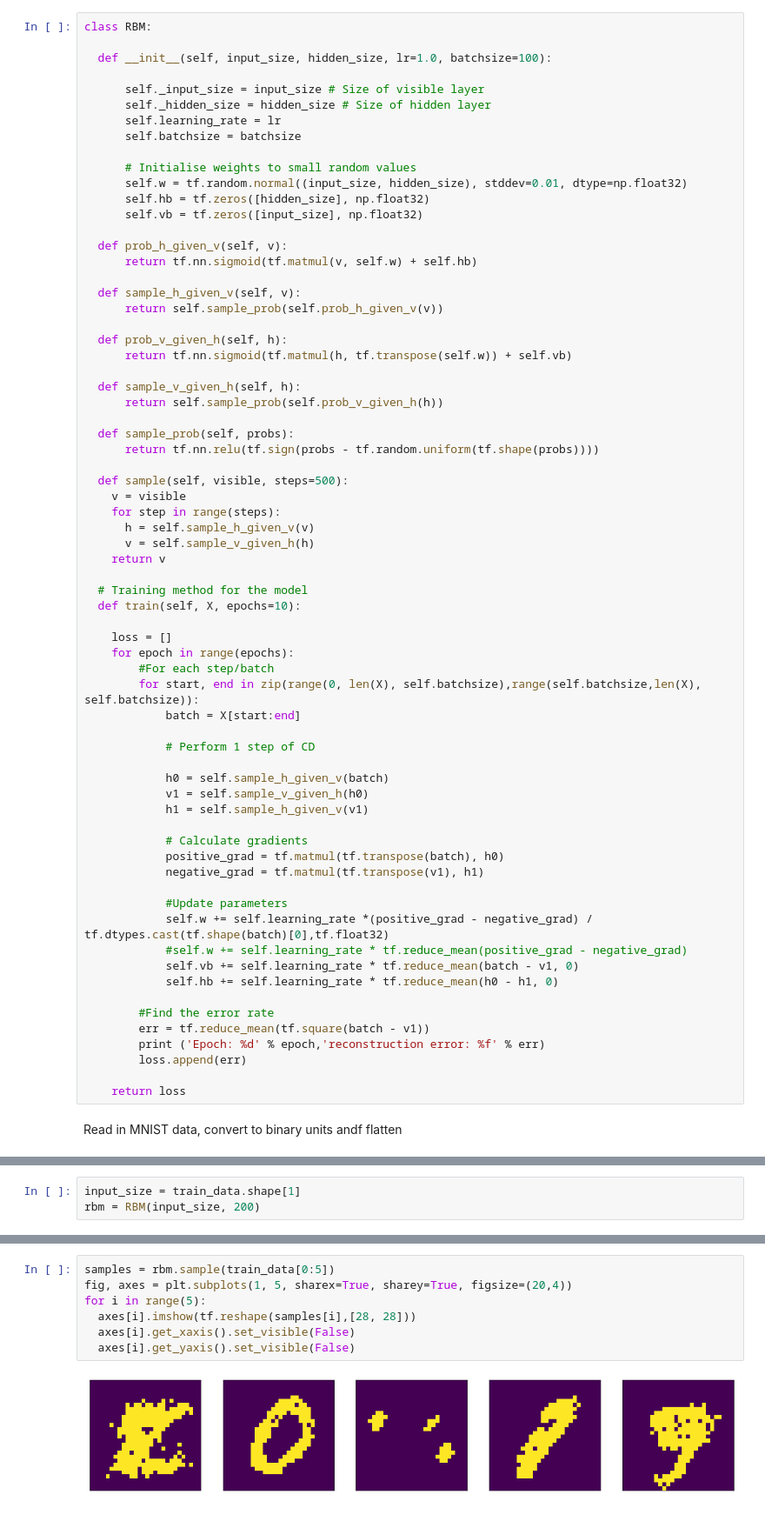
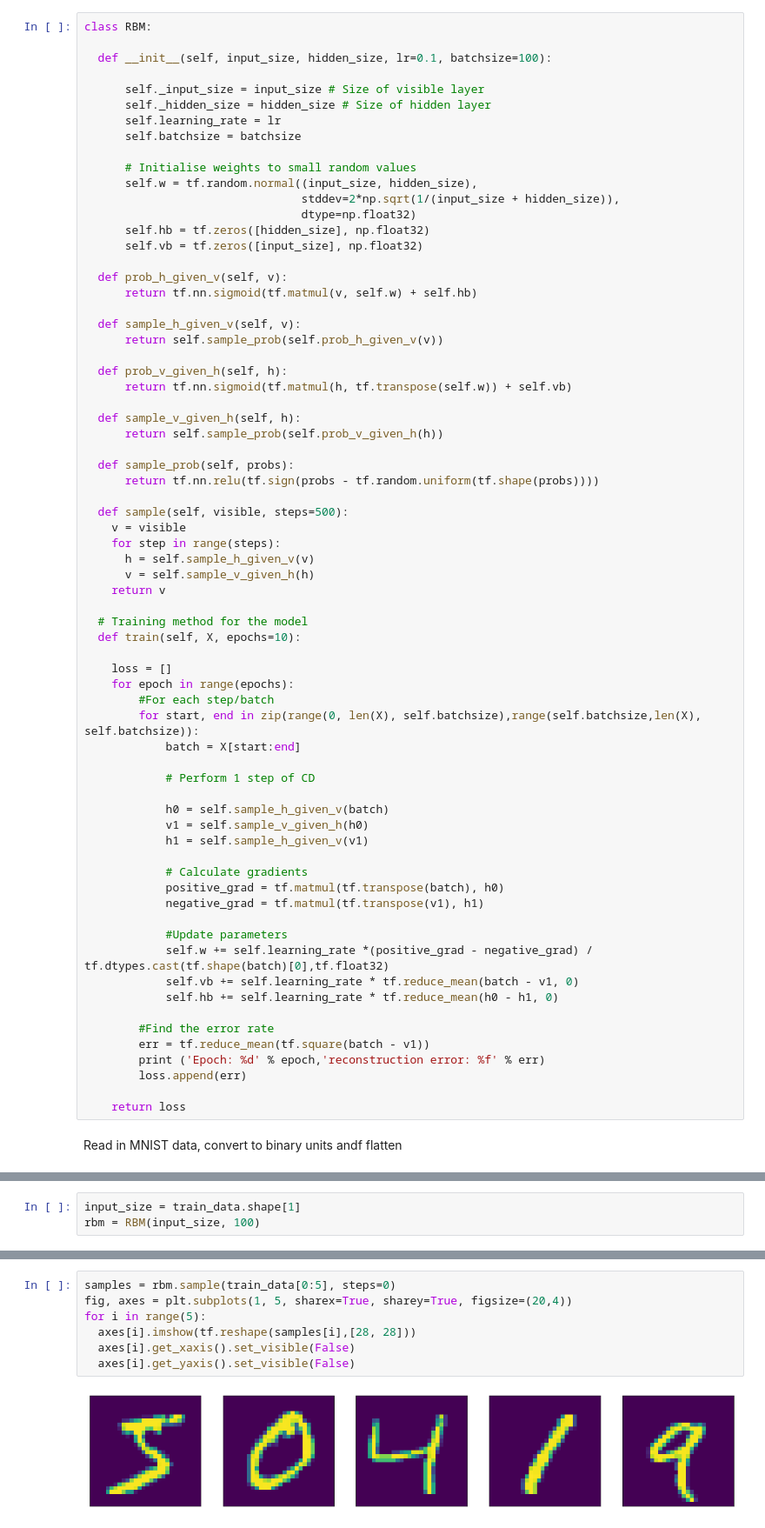
Before and after one commit to adammoss/MLiS2, a Jupyter notebook: examples/unsupervised/rbm.ipynb, the cells around one changed output, grey strips where cells are left out. Shown at 87% size. Drawn from its saved outputs; the diff is of its cells as text.

```diff
--- a/examples/unsupervised/rbm.ipynb
+++ b/examples/unsupervised/rbm.ipynb
@@ -19,7 +19,7 @@ print(tf.__version__)
 # %%
 class RBM:
 
-  def __init__(self, input_size, hidden_size, lr=1.0, batchsize=100):
+  def __init__(self, input_size, hidden_size, lr=0.1, batchsize=100):
 
       self._input_size = input_size # Size of visible layer
       self._hidden_size = hidden_size # Size of hidden layer
@@ -27,7 +27,9 @@ class RBM:
       self.batchsize = batchsize
 
       # Initialise weights to small random values
-      self.w = tf.random.normal((input_size, hidden_size), stddev=0.01, dtype=np.float32)
+      self.w = tf.random.normal((input_size, hidden_size),
+                                stddev=2*np.sqrt(1/(input_size + hidden_size)),
+                                dtype=np.float32)
       self.hb = tf.zeros([hidden_size], np.float32)
       self.vb = tf.zeros([input_size], np.float32)
 
@@ -74,7 +76,6 @@ class RBM:
 
             #Update parameters
             self.w += self.learning_rate *(positive_grad - negative_grad) / tf.dtypes.cast(tf.shape(batch)[0],tf.float32)
-            #self.w += self.learning_rate * tf.reduce_mean(positive_grad - negative_grad)
             self.vb += self.learning_rate * tf.reduce_mean(batch - v1, 0)
             self.hb += self.learning_rate * tf.reduce_mean(h0 - h1, 0)
 
@@ -99,3 +108,3 @@ test_data = np.reshape(test_data, (test_data.shape[0], test_data.shape[1] * test
 # %%
 input_size = train_data.shape[1]
-rbm = RBM(input_size, 200)
+rbm = RBM(input_size, 100)
@@ -124,9 +148,9 @@ Epoch: 9 reconstruction error: 0.041059
 # %%
-samples = rbm.sample(train_data[0:5])
+samples = rbm.sample(train_data[0:5], steps=0)
 fig, axes = plt.subplots(1, 5, sharex=True, sharey=True, figsize=(20,4))
 for i in range(5):
   axes[i].imshow(tf.reshape(samples[i],[28, 28]))
   axes[i].get_xaxis().set_visible(False)
   axes[i].get_yaxis().set_visible(False)
 # %% [output]
-[figure, old version]
+[figure, new version]
```
Also changed, not shown: parts of 10 cells of this notebook.
